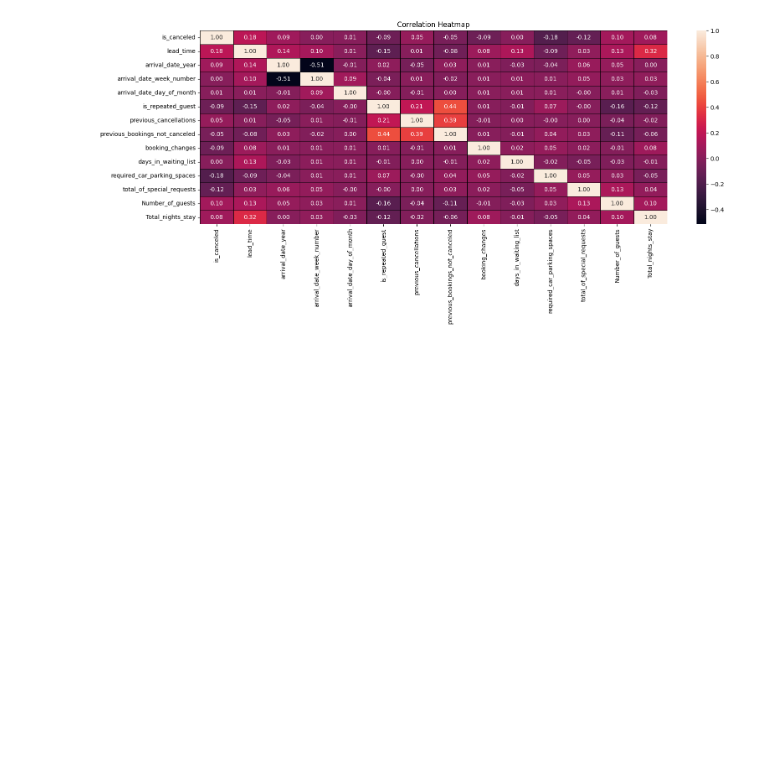
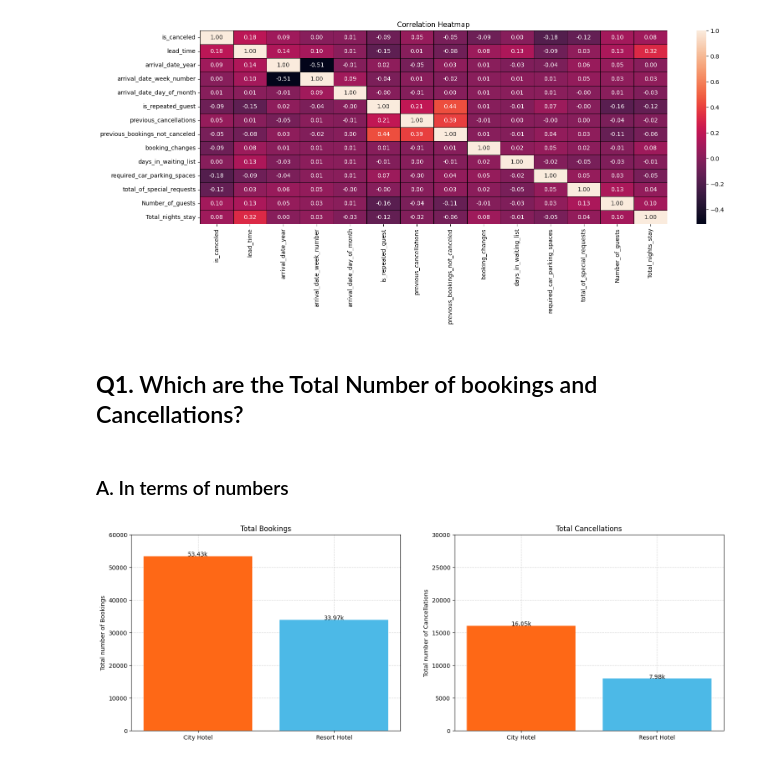
Before and after one commit to HarshitLaloriya/EDA-on-Hotel-Booking-Dataset, a Jupyter notebook: Hotel_Booking_EDA.ipynb, the cells around one changed output. Drawn from its saved outputs; the diff is of its cells as text; code cells hidden in the pictures; blank space fills up the shorter version.

```diff
--- a/Hotel_Booking_EDA.ipynb
+++ b/Hotel_Booking_EDA.ipynb
@@ -391,3 +391,35 @@ plt.title('Correlation Heatmap')
 plt.show()
 # %% [output]
 [figure]
+# %% [markdown]
+## <b> Q1.</b> Which are the Total Number of bookings and Cancellations?
+# %% [markdown]
+### A. In terms of numbers
+# %%
+#
+series1 = dataset_df['hotel'].value_counts().rename("Total Bookings")
+series2 = pd.Series({i : dataset_df.loc[dataset_df['hotel'] == i,'is_canceled'].sum() for i in sorted(dataset_df['hotel'].unique())}, name= "Total Cancellations")
+df1 = pd.concat([series1, series2], axis=1)
+plt.figure(figsize=(18, 6))
+def my_bar(series : pd.Series, subplot : int):
+    plt.subplot(1,2,subplot)
+    plt.bar(series.index, series.values, color = ["#FE6816","#4CB9E7"] ,zorder= 3)
+    for i, value in enumerate(series.values):
+        plt.text(i, value, f"{round(value/1000, 2)}k", ha='center')
+    plt.ylim((0,round((series.max()/10000)+1)*10000))
+    plt.grid(True, linestyle='--', alpha=0.5, zorder=0)
+    plt.title(series.name)
+    plt.ylabel(' number of '.join(series.name.split()))
+
+def my_pie(df : pd.DataFrame, index : int , subplot : int):
+    plt.subplot(1,2,subplot)
+    plt.pie(df1.iloc[index], autopct="%.2f%%", labels=['Booked', 'Cancelled'], colors = ["#F47A1F","#ADACA7"], textprops={'fontsize':20}, explode = [0,0.1])
+    plt.title(df1.index[index], fontsize = 24)
+
+
+my_bar(series = series1, subplot=1)
+my_bar(series= series2,subplot=2)
+
+plt.show()
+# %% [output]
+[figure, added]
```
Also changed, not shown: parts of 21 cells of this notebook.
